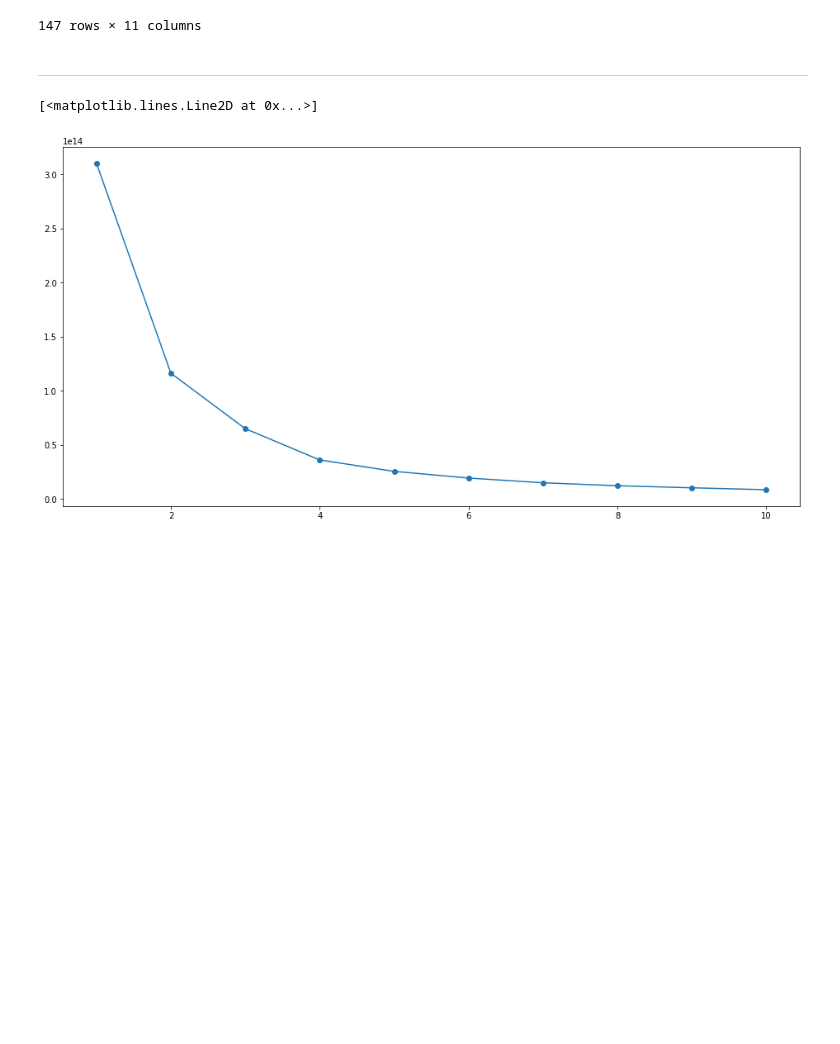
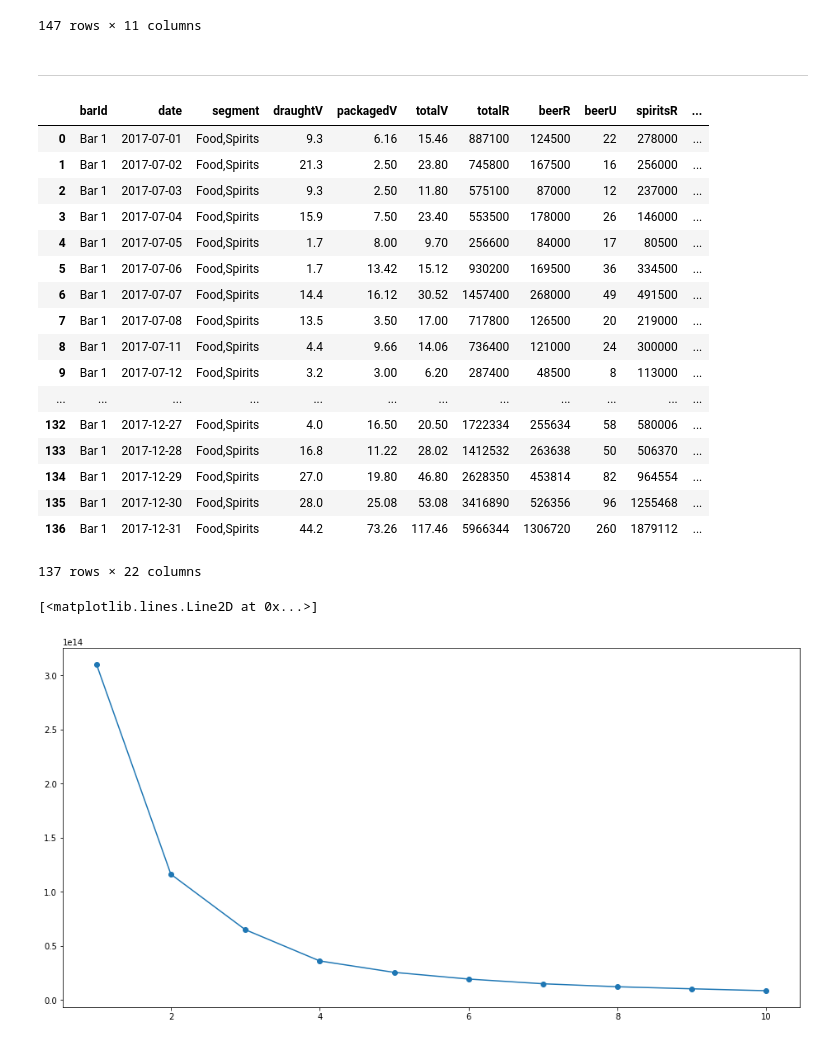
Before and after one commit to kookoowaa/Projects, a Jupyter notebook: WB project/clustering.ipynb, the cells around one changed output. Saved outputs shown, nothing was run; the diff lists cells and outputs as text; code cells hidden in the pictures; blank space fills up the shorter version.

```diff
--- a/WB project/clustering.ipynb
+++ b/WB project/clustering.ipynb
@@ -86,6 +86,27 @@ test_set_scaled
 147 rows × 11 columns
 # %% [markdown]
 ___
+# %%
+data[data.barId=='Bar 1']
+# %% [output]
+|  | barId | date | segment | draughtV | packagedV | totalV | totalR | beerR | beerU | spiritsR | ... |
+| 0 | Bar 1 | 2017-07-01 | Food,Spirits | 9.3 | 6.16 | 15.46 | 887100 | 124500 | 22 | 278000 | ... |
+| 1 | Bar 1 | 2017-07-02 | Food,Spirits | 21.3 | 2.50 | 23.80 | 745800 | 167500 | 16 | 256000 | ... |
+| 2 | Bar 1 | 2017-07-03 | Food,Spirits | 9.3 | 2.50 | 11.80 | 575100 | 87000 | 12 | 237000 | ... |
+| 3 | Bar 1 | 2017-07-04 | Food,Spirits | 15.9 | 7.50 | 23.40 | 553500 | 178000 | 26 | 146000 | ... |
+| 4 | Bar 1 | 2017-07-05 | Food,Spirits | 1.7 | 8.00 | 9.70 | 256600 | 84000 | 17 | 80500 | ... |
+| 5 | Bar 1 | 2017-07-06 | Food,Spirits | 1.7 | 13.42 | 15.12 | 930200 | 169500 | 36 | 334500 | ... |
+| 6 | Bar 1 | 2017-07-07 | Food,Spirits | 14.4 | 16.12 | 30.52 | 1457400 | 268000 | 49 | 491500 | ... |
+| 7 | Bar 1 | 2017-07-08 | Food,Spirits | 13.5 | 3.50 | 17.00 | 717800 | 126500 | 20 | 219000 | ... |
+| 8 | Bar 1 | 2017-07-11 | Food,Spirits | 4.4 | 9.66 | 14.06 | 736400 | 121000 | 24 | 300000 | ... |
+| 9 | Bar 1 | 2017-07-12 | Food,Spirits | 3.2 | 3.00 | 6.20 | 287400 | 48500 | 8 | 113000 | ... |
+| ... | ... | ... | ... | ... | ... | ... | ... | ... | ... | ... | ... |
+| 132 | Bar 1 | 2017-12-27 | Food,Spirits | 4.0 | 16.50 | 20.50 | 1722334 | 255634 | 58 | 580006 | ... |
+| 133 | Bar 1 | 2017-12-28 | Food,Spirits | 16.8 | 11.22 | 28.02 | 1412532 | 263638 | 50 | 506370 | ... |
+| 134 | Bar 1 | 2017-12-29 | Food,Spirits | 27.0 | 19.80 | 46.80 | 2628350 | 453814 | 82 | 964554 | ... |
+| 135 | Bar 1 | 2017-12-30 | Food,Spirits | 28.0 | 25.08 | 53.08 | 3416890 | 526356 | 96 | 1255468 | ... |
+| 136 | Bar 1 | 2017-12-31 | Food,Spirits | 44.2 | 73.26 | 117.46 | 5966344 | 1306720 | 260 | 1879112 | ... |
+137 rows × 22 columns
 # %%
 inertias = []
 
```
Also changed, not shown: parts of 4 cells of this notebook, 4 other files.
